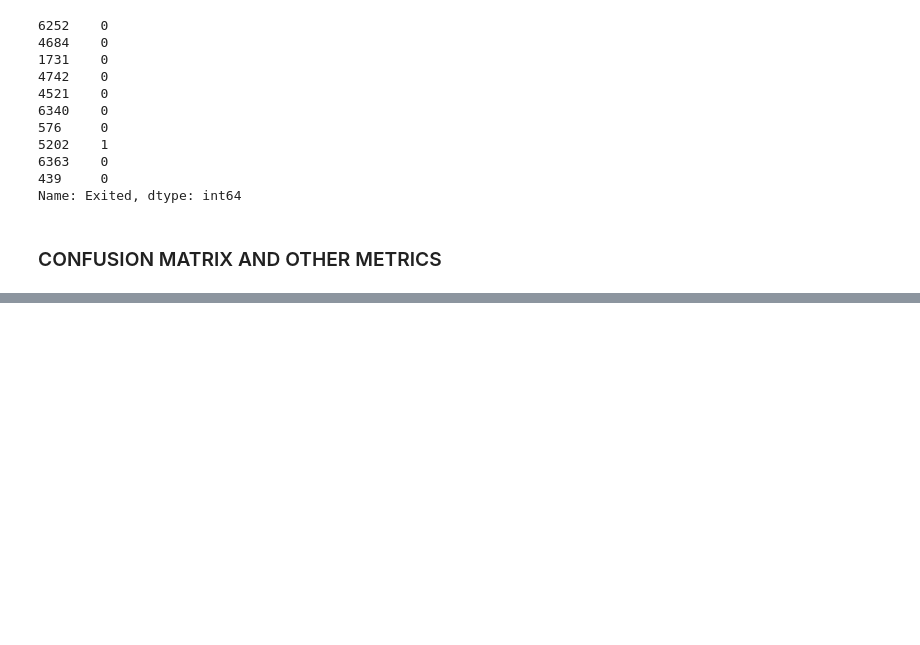
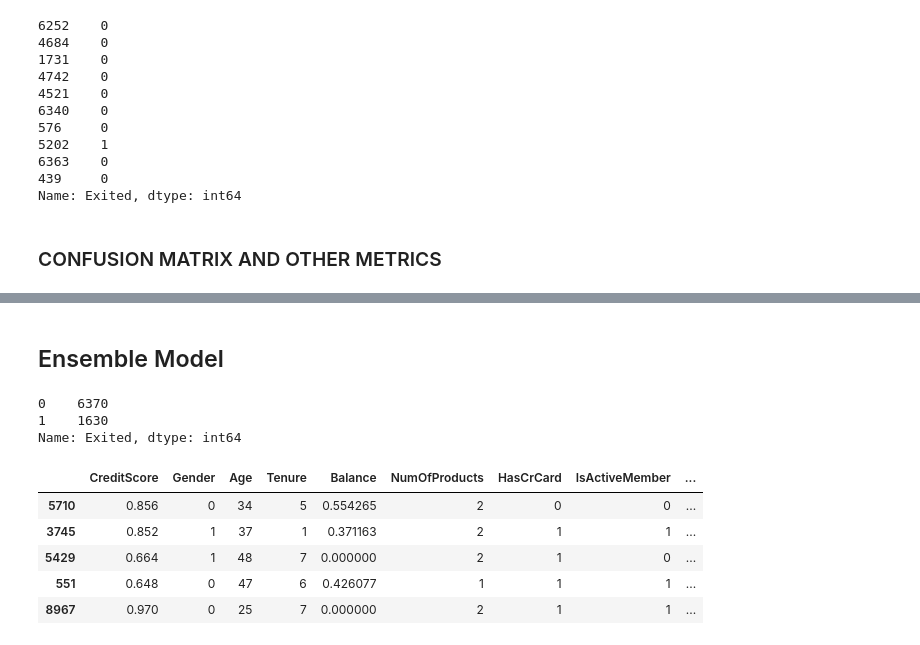
Before and after one commit to AshiniAnantharaman/Bank_Customer_Churn_Prediction, a Jupyter notebook: bank-customer-churn-prediction.ipynb, the cells around one changed output, grey strips where cells are left out. Cells and saved outputs as stored; diff of their text form; code cells hidden in the pictures; blank space fills up the shorter version.

```diff
--- a/bank-customer-churn-prediction.ipynb
+++ b/bank-customer-churn-prediction.ipynb
@@ -394,0 +685,29 @@ recall_0, recall_1
+# %% [markdown]
+## Ensemble Model
+# %%
+# Regain Original features and labels
+X = df1.drop('Exited',axis='columns')
+y = df1['Exited']
+# %%
+from sklearn.model_selection import train_test_split
+X_train, X_test, y_train, y_test = train_test_split(X, y, test_size=0.2, random_state=15, stratify=y)
+# %%
+y_train.value_counts()
+# %% [output]
+0    6370
+1    1630
+Name: Exited, dtype: int64
+# %%
+model = LogisticRegression()
+
+df2 = X_train.copy()
+df2['Exited'] = y_train
+# %%
+df2.head()
+# %% [output]
+|  | CreditScore | Gender | Age | Tenure | Balance | NumOfProducts | HasCrCard | IsActiveMember | ... |
+| 5710 | 0.856 | 0 | 34 | 5 | 0.554265 | 2 | 0 | 0 | ... |
+| 3745 | 0.852 | 1 | 37 | 1 | 0.371163 | 2 | 1 | 1 | ... |
+| 5429 | 0.664 | 1 | 48 | 7 | 0.000000 | 2 | 1 | 0 | ... |
+| 551 | 0.648 | 0 | 47 | 6 | 0.426077 | 1 | 1 | 1 | ... |
+| 8967 | 0.970 | 0 | 25 | 7 | 0.000000 | 2 | 1 | 1 | ... |
```
Also changed, not shown: parts of 48 cells of this notebook.
